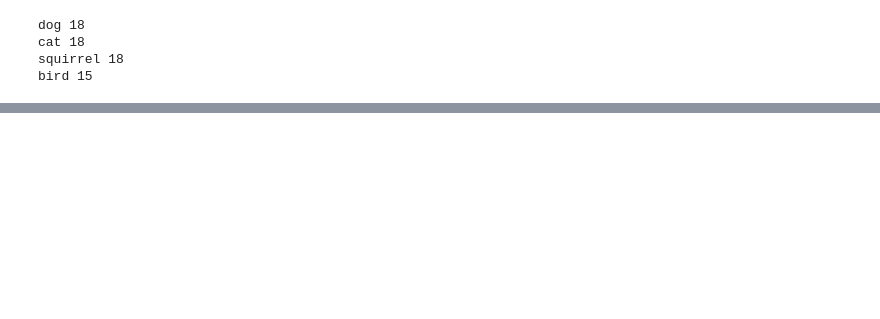
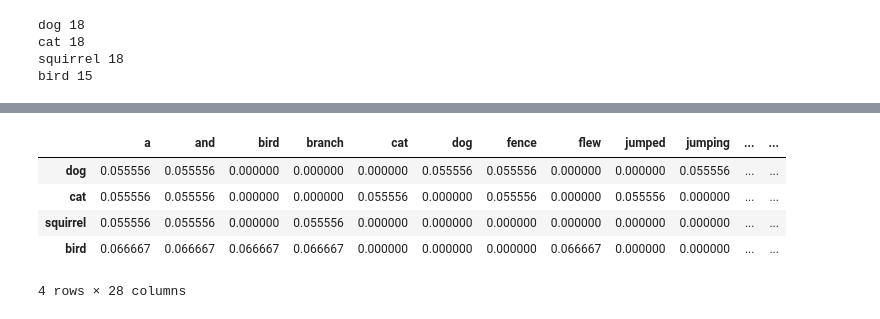
Before and after one commit to Hulalazz/meetup_stl_python_text_analysis, a Jupyter notebook: Text Analysis with Scikit-learn.ipynb, the cells around one changed output, grey strips where cells are left out. Saved outputs shown, nothing was run; the diff lists cells and outputs as text; code cells hidden in the pictures; blank space fills up the shorter version.

```diff
--- a/Text Analysis with Scikit-learn.ipynb
+++ b/Text Analysis with Scikit-learn.ipynb
@@ -150 +247,11 @@ bird 15
+# %%
+# Previous results for comparison
+long_sent_weighted_df
+# %% [output]
+|  | a | and | bird | branch | cat | dog | fence | flew | jumped | jumping | ... | ... |
+| dog | 0.055556 | 0.055556 | 0.000000 | 0.000000 | 0.000000 | 0.055556 | 0.055556 | 0.000000 | 0.000000 | 0.055556 | ... | ... |
+| cat | 0.055556 | 0.055556 | 0.000000 | 0.000000 | 0.055556 | 0.000000 | 0.055556 | 0.000000 | 0.055556 | 0.000000 | ... | ... |
+| squirrel | 0.055556 | 0.055556 | 0.000000 | 0.055556 | 0.000000 | 0.000000 | 0.000000 | 0.000000 | 0.000000 | 0.000000 | ... | ... |
+| bird | 0.066667 | 0.066667 | 0.066667 | 0.066667 | 0.000000 | 0.000000 | 0.000000 | 0.066667 | 0.000000 | 0.000000 | ... | ... |
+4 rows × 28 columns
 # %%
```
Also changed, not shown: parts of 83 cells of this notebook, 3 other files.
